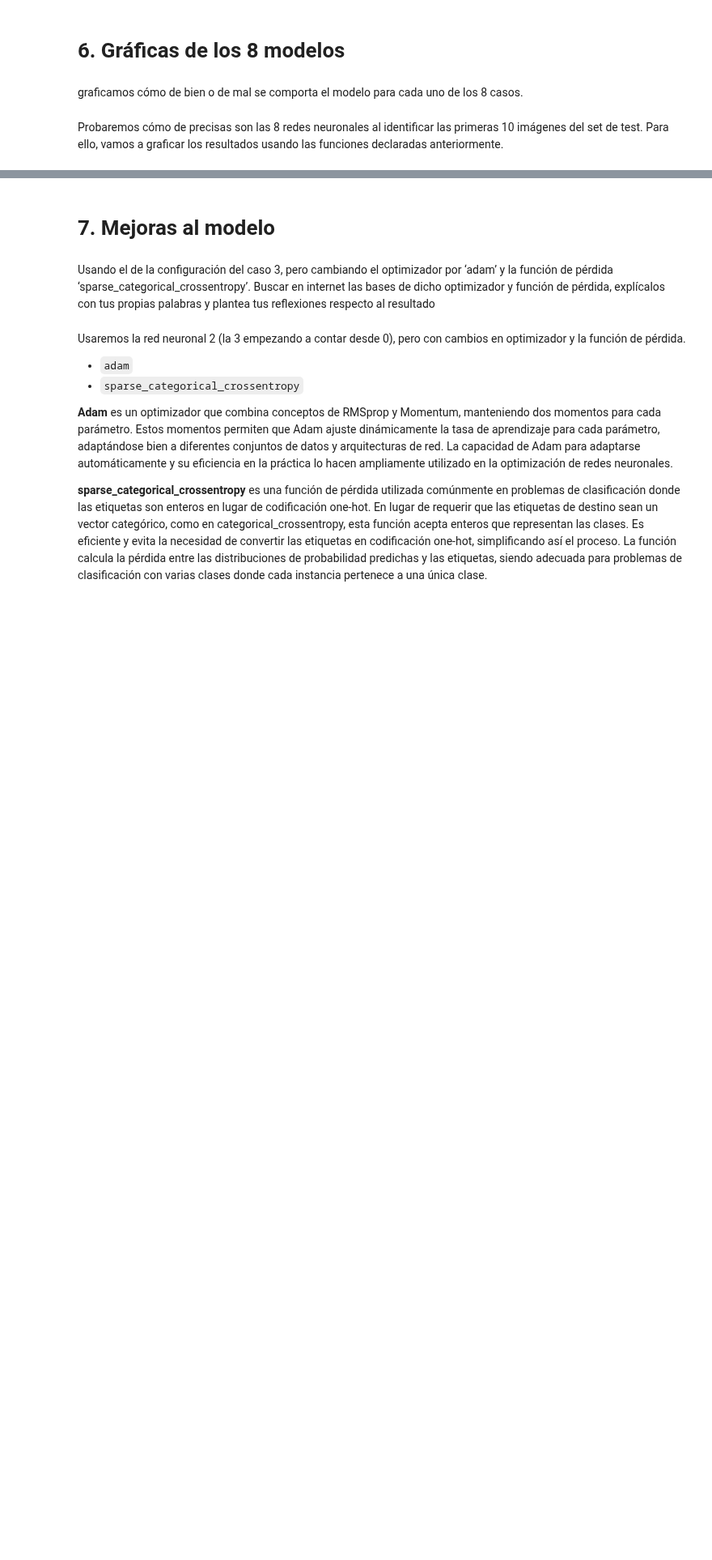
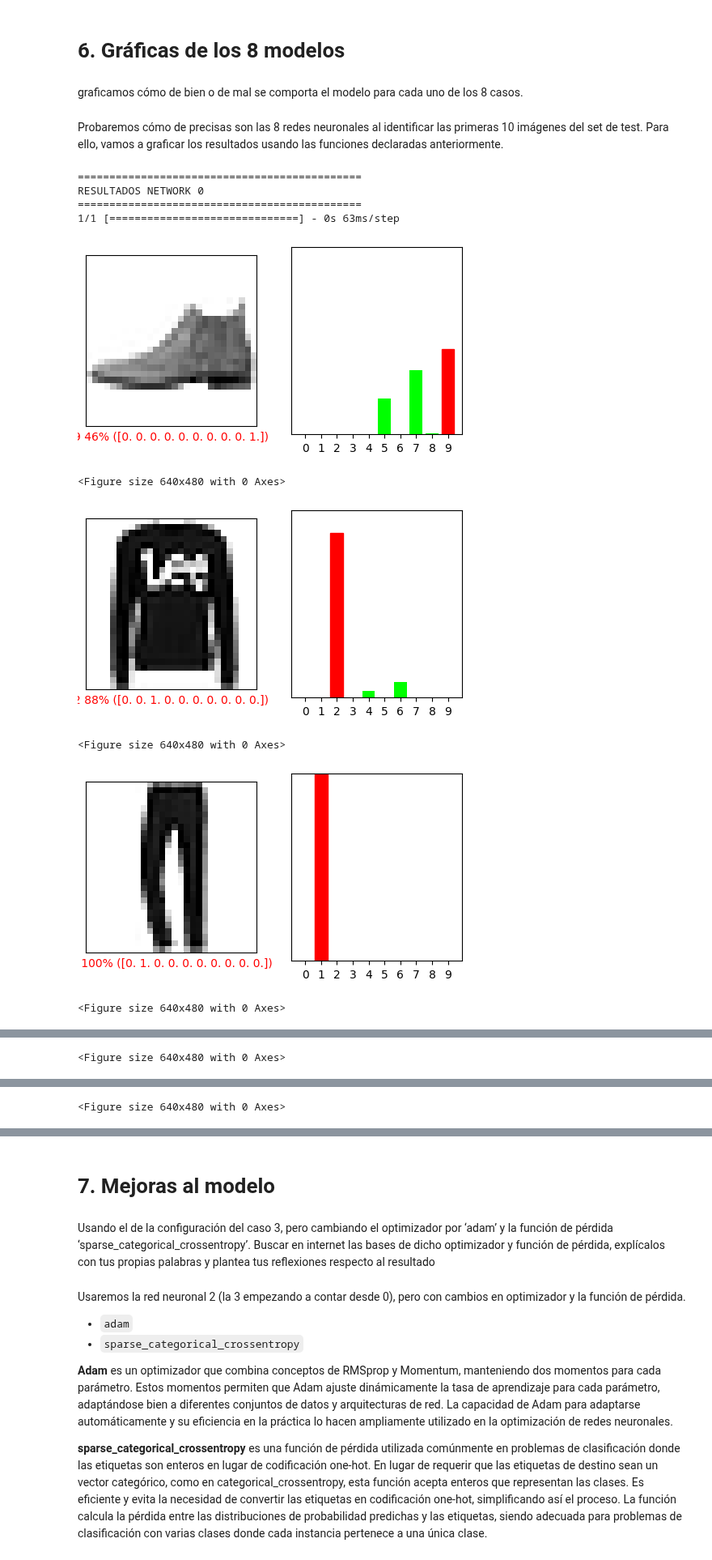
Before and after one commit to Alf-caput/P1_RNClasificadorZalando, a Jupyter notebook: P1_ClasificadorRopa.ipynb, the cells around one changed output, grey strips where cells are left out. Shown at 81% size. Cells and saved outputs as stored; diff of their text form; code cells hidden in the pictures; blank space fills up the shorter version.

```diff
--- a/P1_ClasificadorRopa.ipynb
+++ b/P1_ClasificadorRopa.ipynb
@@ -674,0 +659,31 @@ Probaremos cómo de precisas son las 8 redes neuronales al identificar las prime
+# %%
+from keras.models import load_model
+import matplotlib.pyplot as plt
+# Especifica la ruta al archivo del modelo
+networks_path = 'trained_networks'
+networks = [load_model("/".join([networks_path, f"network_{i}.h5"])) for i in range(8)]
+
+for j, network in enumerate(networks):
+    print('=============================================')
+    print(f"RESULTADOS NETWORK {j}")
+    print('=============================================')
+    prediction = network.predict(test_images[0:9])
+    for i in range(8):
+        plt.figure(figsize=(6,3))
+        plt.subplot(1,2,1)
+        plot_image(i, prediction[i], test_labels, test_images)
+        plt.subplot(1,2,2)
+        plot_value_array(i, prediction[i],  test_labels)
+        plt.show()
+        plt.clf()
+# %% [output]
+=============================================
+RESULTADOS NETWORK 0
+=============================================
+1/1 [==============================] - 0s 63ms/step
+[figure, added]
+<Figure size 640x480 with 0 Axes>
+[figure, added]
+<Figure size 640x480 with 0 Axes>
+[figure, added]
+<Figure size 640x480 with 0 Axes>
@@ -674,0 +691 @@ Probaremos cómo de precisas son las 8 redes neuronales al identificar las prime
+<Figure size 640x480 with 0 Axes>
@@ -674,0 +693 @@ Probaremos cómo de precisas son las 8 redes neuronales al identificar las prime
+<Figure size 640x480 with 0 Axes>
```
Also changed, not shown: parts of 11 cells of this notebook.
